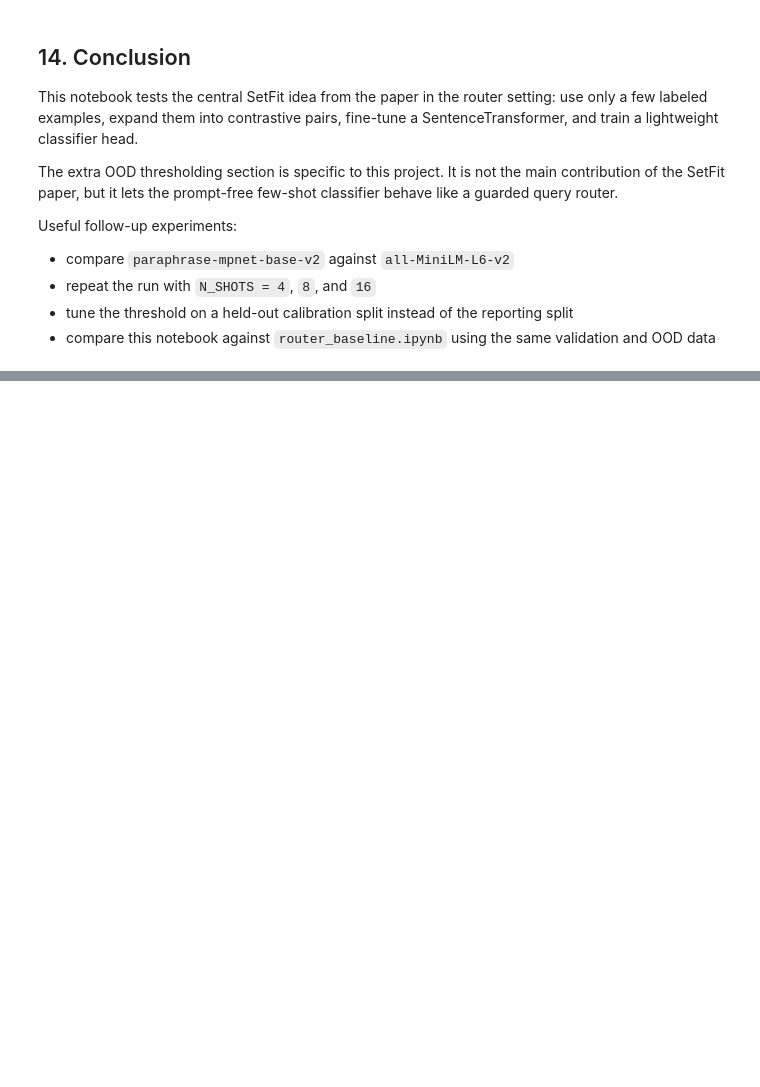
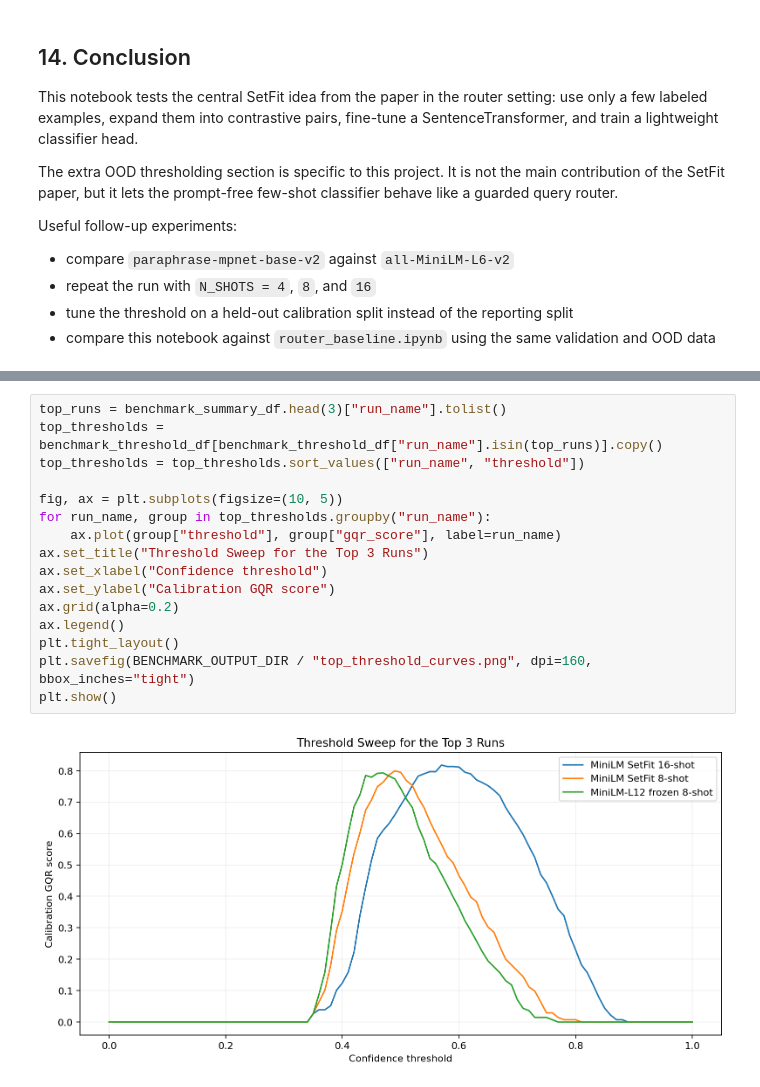
Before and after one commit to TomasH60/nsiete_projekt3, a Jupyter notebook: notebooks/setfit_methodology.ipynb, the cells around one changed output, grey strips where cells are left out. Cells and saved outputs as stored; diff of their text form; blank space fills up the shorter version.

```diff
--- a/notebooks/setfit_methodology.ipynb
+++ b/notebooks/setfit_methodology.ipynb
@@ -444,0 +893,18 @@ Useful follow-up experiments:
+# %%
+top_runs = benchmark_summary_df.head(3)["run_name"].tolist()
+top_thresholds = benchmark_threshold_df[benchmark_threshold_df["run_name"].isin(top_runs)].copy()
+top_thresholds = top_thresholds.sort_values(["run_name", "threshold"])
+
+fig, ax = plt.subplots(figsize=(10, 5))
+for run_name, group in top_thresholds.groupby("run_name"):
+    ax.plot(group["threshold"], group["gqr_score"], label=run_name)
+ax.set_title("Threshold Sweep for the Top 3 Runs")
+ax.set_xlabel("Confidence threshold")
+ax.set_ylabel("Calibration GQR score")
+ax.grid(alpha=0.2)
+ax.legend()
+plt.tight_layout()
+plt.savefig(BENCHMARK_OUTPUT_DIR / "top_threshold_curves.png", dpi=160, bbox_inches="tight")
+plt.show()
+# %% [output]
+[figure, added]
```
Also changed, not shown: parts of 33 cells of this notebook, 3 other files.
